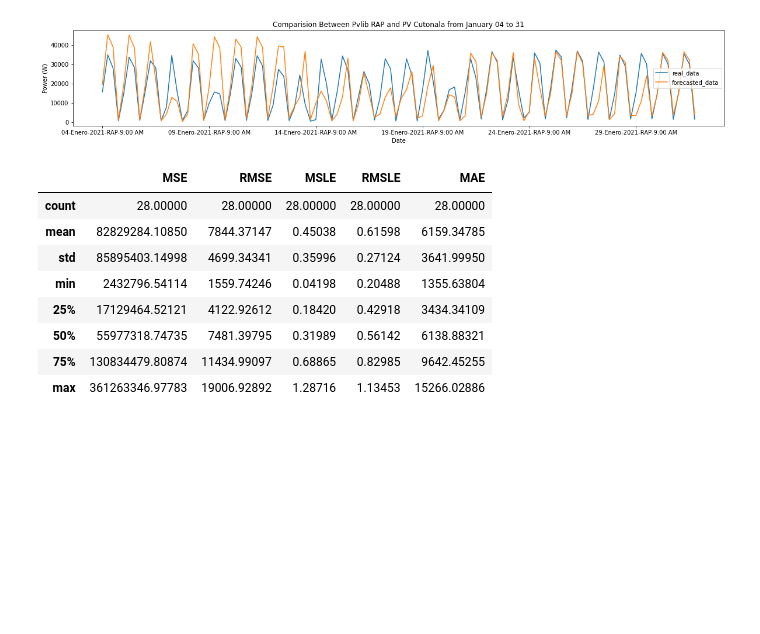
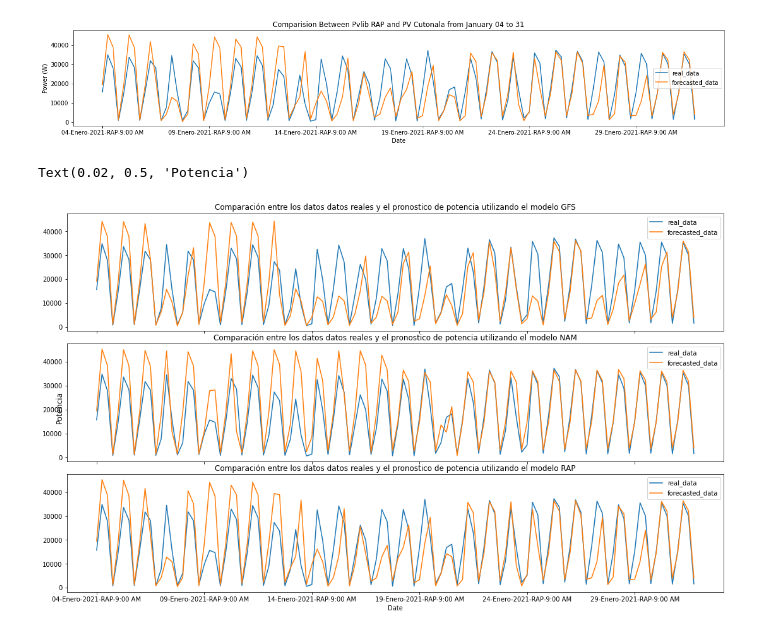
Before and after one commit to Vesino/pvlib_tesis, a Jupyter notebook: Results January.ipynb, the cells around one changed output. Saved outputs shown, nothing was run; the diff lists cells and outputs as text; code cells hidden in the pictures; blank space fills up the shorter version.

```diff
--- a/Results January.ipynb
+++ b/Results January.ipynb
@@ -121,3 +121,5 @@ for x in range(0, len(dates), 4):
     dates[x + 3] = dates[x + 3] + hours['18PM']
 # %%
 NAM_jan_04_to_31_comparission['Date'] = dates
+# %%
+NAM_jan_04_to_31_comparission.set_index('Date').drop('filename', axis=1)
@@ -183,3 +204,5 @@ for x in range(0, len(dates), 4):
     dates[x + 3] = dates[x + 3] + hours['18PM']
 # %%
 RAP_jan_04_to_31_comparission['Date'] = dates
+# %%
+RAP_jan_04_to_31_comparission.set_index('Date').drop('filename', axis=1)
@@ -195,15 +237,3 @@ RAP_metrics_stock_files = sorted(glob('./comparision data/Comparación Enero/**-
 # %%
 RAP_metrics_jan_04_to_31 = pd.concat((pd.read_csv(file).assign(filename = file)
           for file in RAP_metrics_stock_files), ignore_index=True)
-# %%
-RAP_metrics_jan_04_to_31.describe()
-# %% [output]
-|  | MSE | RMSE | MSLE | RMSLE | MAE |
-| count | 28.00000 | 28.00000 | 28.00000 | 28.00000 | 28.00000 |
-| mean | 82829284.10850 | 7844.37147 | 0.45038 | 0.61598 | 6159.34785 |
-| std | 85895403.14998 | 4699.34341 | 0.35996 | 0.27124 | 3641.99950 |
-| min | 2432796.54114 | 1559.74246 | 0.04198 | 0.20488 | 1355.63804 |
-| 25% | 17129464.52121 | 4122.92612 | 0.18420 | 0.42918 | 3434.34109 |
-| 50% | 55977318.74735 | 7481.39795 | 0.31989 | 0.56142 | 6138.88321 |
-| 75% | 130834479.80874 | 11434.99097 | 0.68865 | 0.82985 | 9642.45255 |
-| max | 361263346.97783 | 19006.92892 | 1.28716 | 1.13453 | 15266.02886 |
@@ -209,0 +247,12 @@ RAP_metrics_jan_04_to_31.describe()
+# %%
+fig, axes = plt.subplots(nrows=3, sharex=True, sharey=True, figsize=(15, 9))
+
+GFS_jan_04_to_31_comparission.set_index('Date').plot(ax=axes[0]).set_title('Comparación entre los datos datos reales y el pronostico de potencia utilizando el modelo GFS')
+NAM_jan_04_to_31_comparission.set_index('Date').plot(ax=axes[1]).set_title('Comparación entre los datos datos reales y el pronostico de potencia utilizando el modelo NAM')
+RAP_jan_04_to_31_comparission.set_index('Date').plot(ax=axes[2]).set_title('Comparación entre los datos datos reales y el pronostico de potencia utilizando el modelo RAP')
+
+fig.tight_layout(pad=.05)
+fig.supylabel('Potencia')
+# %% [output]
+Text(0.02, 0.5, 'Potencia')
+[figure, added]
```
Also changed, not shown: parts of 3 cells of this notebook, 2 other files.
